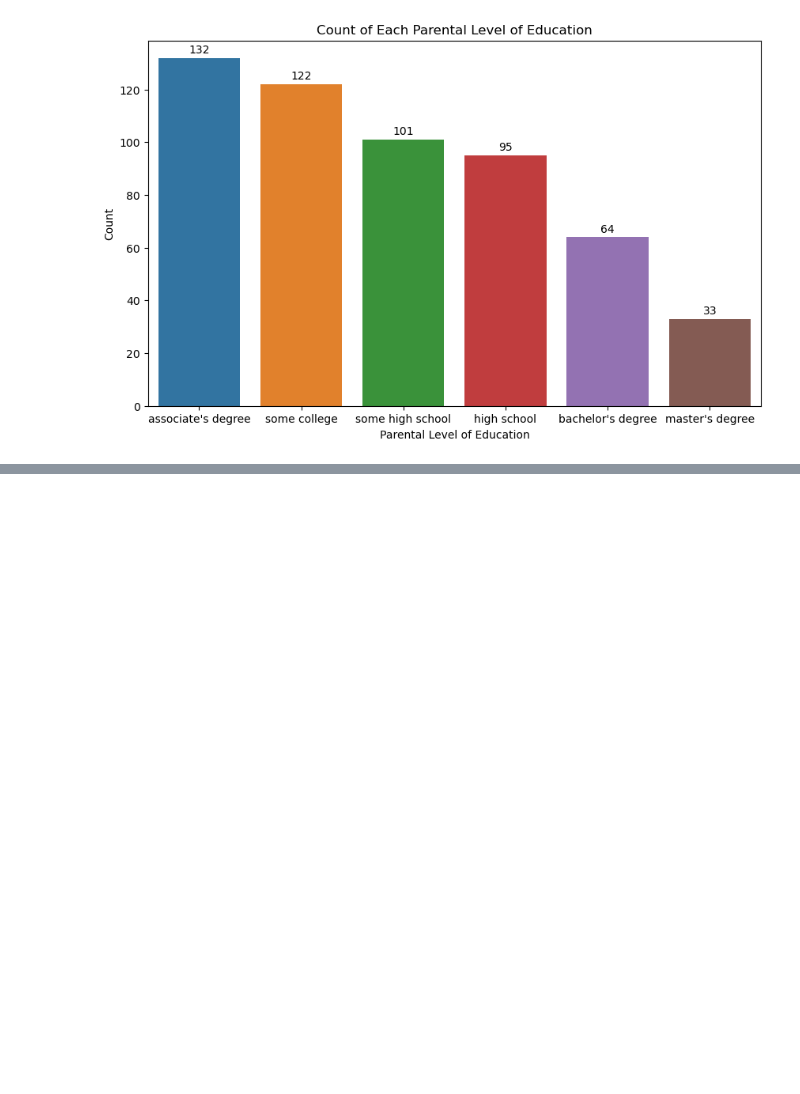
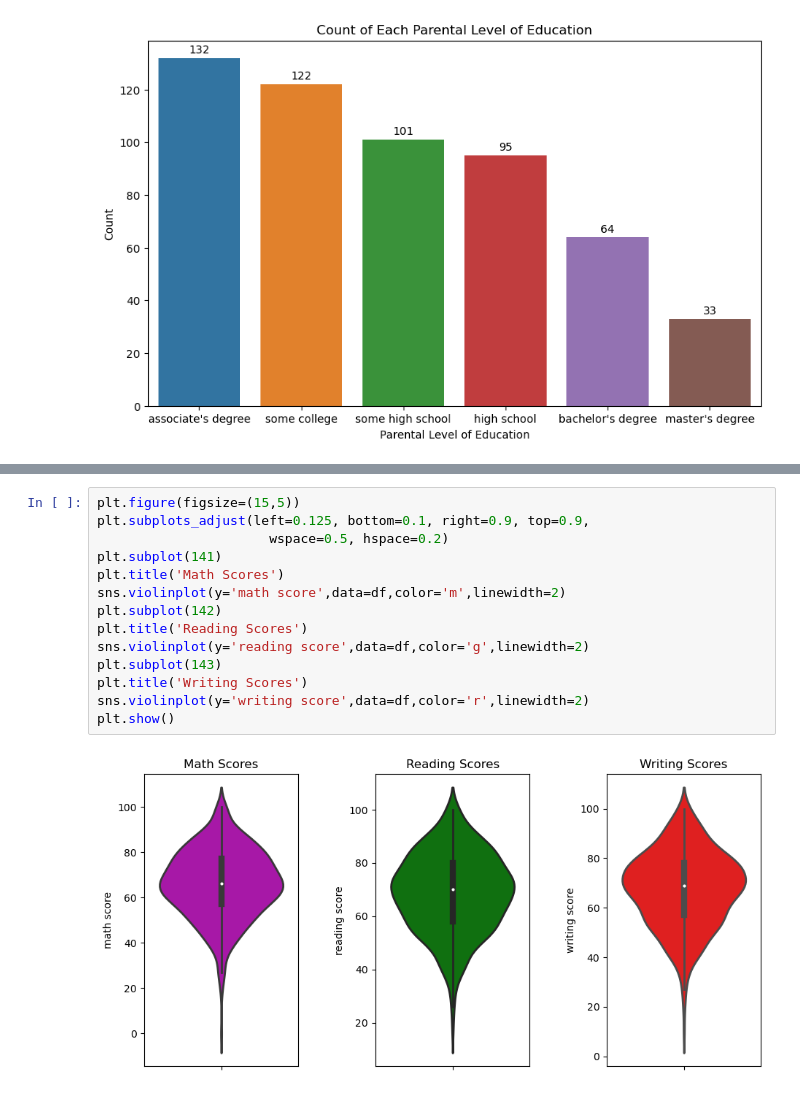
Before and after one commit to BHARATH7654/Interactive-Data, a Jupyter notebook: Student Performance.ipynb, the cells around one changed output, grey strips where cells are left out. Cells and saved outputs as stored; diff of their text form; blank space fills up the shorter version.

```diff
--- a/Student Performance.ipynb
+++ b/Student Performance.ipynb
@@ -80,0 +238,16 @@ plt.show()
+# %%
+plt.figure(figsize=(15,5))
+plt.subplots_adjust(left=0.125, bottom=0.1, right=0.9, top=0.9,
+                      wspace=0.5, hspace=0.2)
+plt.subplot(141)
+plt.title('Math Scores')
+sns.violinplot(y='math score',data=df,color='m',linewidth=2)
+plt.subplot(142)
+plt.title('Reading Scores')
+sns.violinplot(y='reading score',data=df,color='g',linewidth=2)
+plt.subplot(143)
+plt.title('Writing Scores')
+sns.violinplot(y='writing score',data=df,color='r',linewidth=2)
+plt.show()
+# %% [output]
+[figure, added]
```
Also changed, not shown: parts of 13 cells of this notebook.
